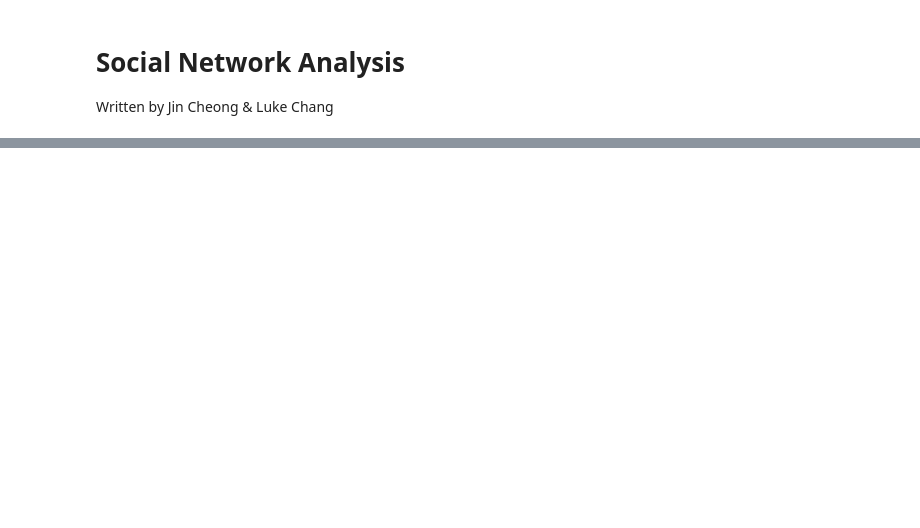
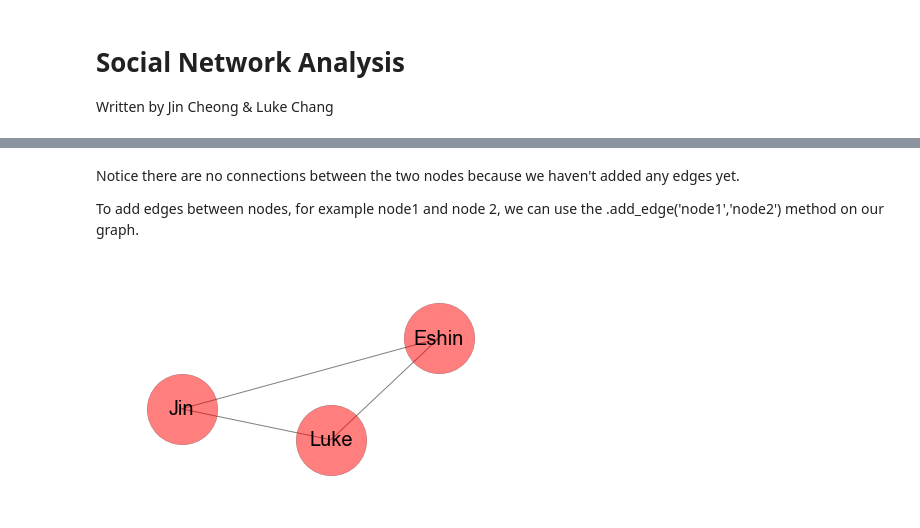
Before and after one commit to ljchang/psyc63, a Jupyter notebook: Notebooks/SocialNetworkAnalysis.ipynb, the cells around one changed output, grey strips where cells are left out. Saved outputs shown, nothing was run; the diff lists cells and outputs as text; code cells hidden in the pictures; blank space fills up the shorter version.

```diff
--- a/Notebooks/SocialNetworkAnalysis.ipynb
+++ b/Notebooks/SocialNetworkAnalysis.ipynb
@@ -298,0 +48,14 @@ plt.show()
+# %% [markdown]
+Notice there are no connections between the two nodes because we haven't added any edges yet.
+
+To add edges between nodes, for example node1 and node 2, we can use the .add_edge('node1','node2') method on our graph.
+# %%
+G = nx.Graph()
+G.add_edge('Jin','Luke',weight=1)
+G.add_edge('Jin','Eshin',weight=1)
+G.add_edge('Luke','Eshin',weight=1)
+plt.figure(figsize=(5,3))
+pos = nx.spring_layout(G) # One way of specifiying a layout for nodes.
+nx.draw(G,pos,with_labels=True,node_size=5000,font_size=20,alpha=.5)
+# %% [output]
+[figure, added]
```
Also changed, not shown: parts of 44 cells of this notebook.
